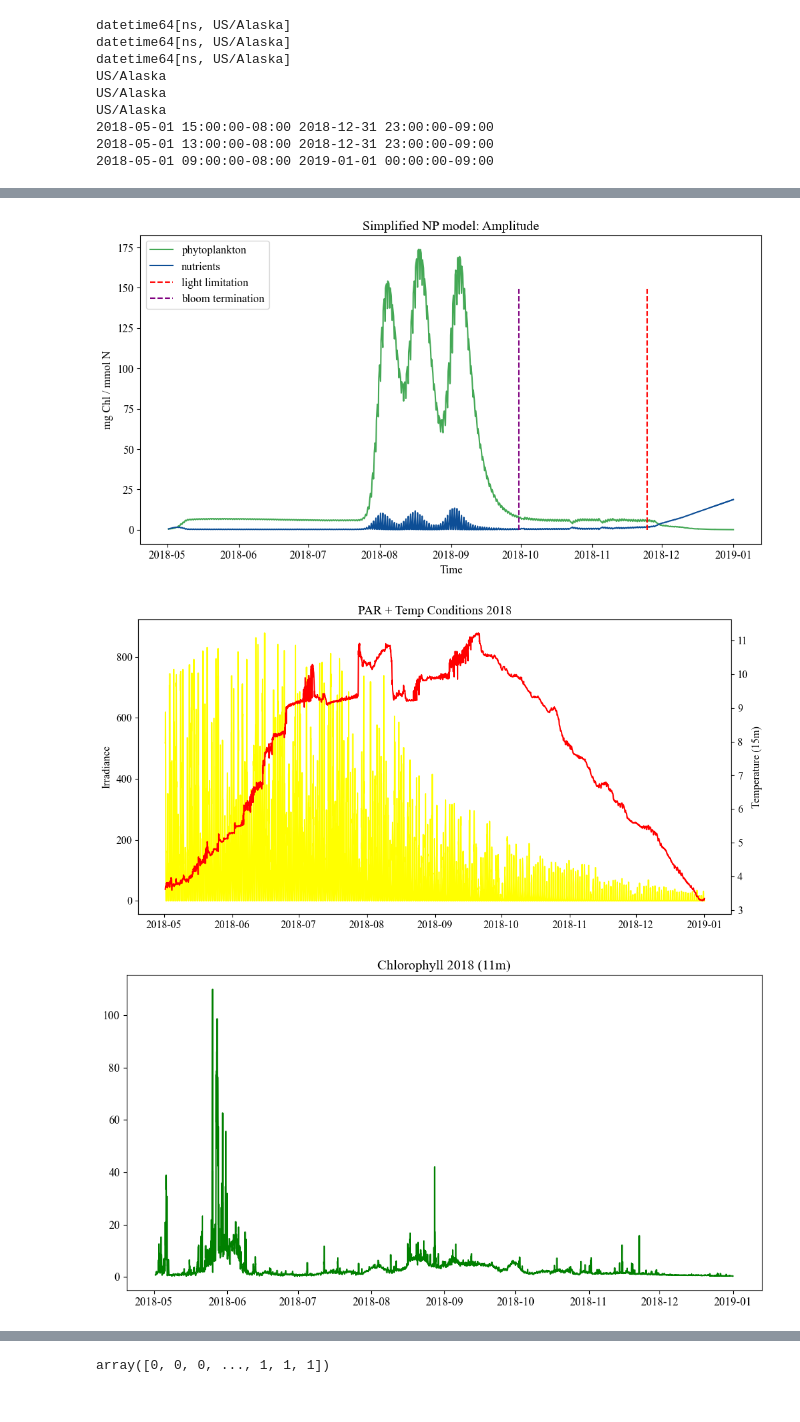
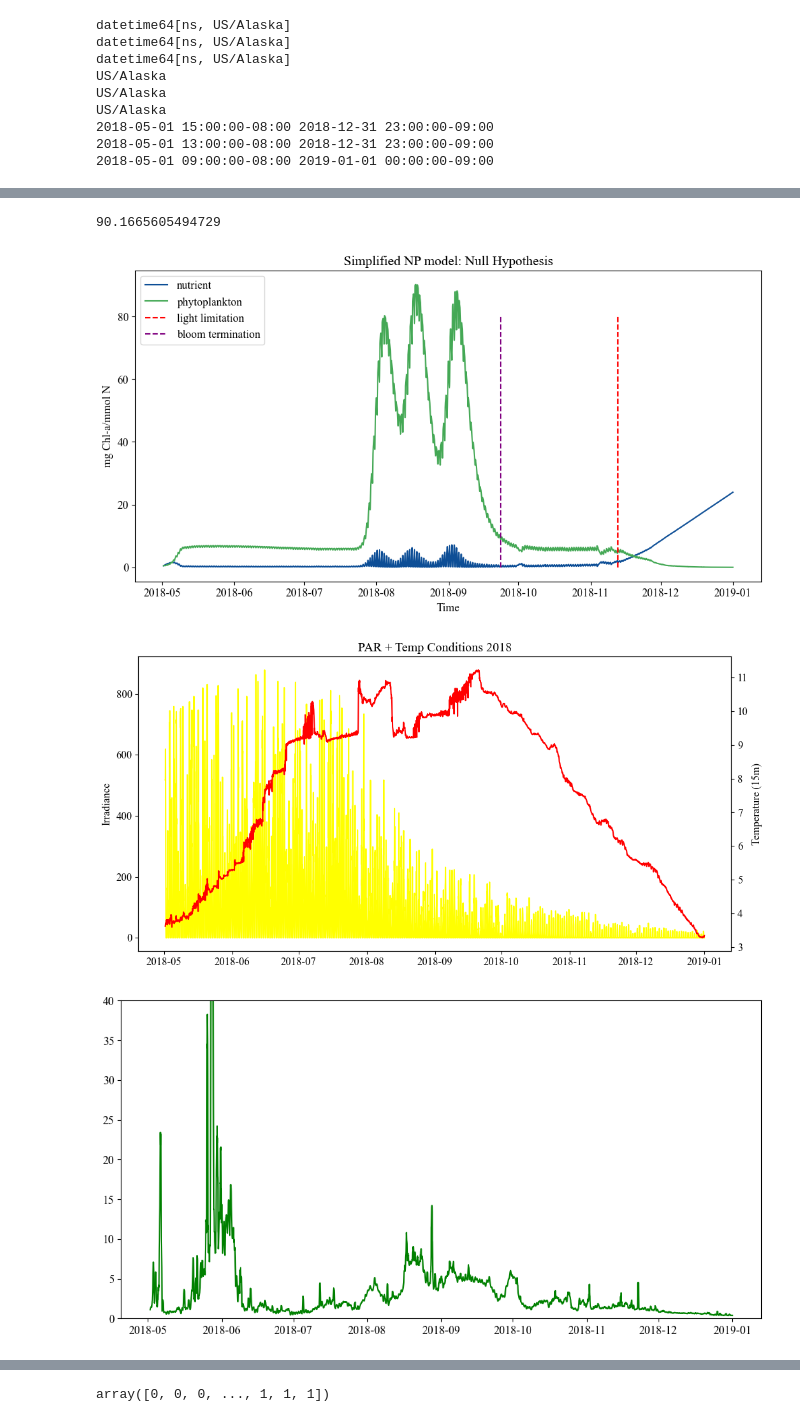
Before and after one commit to ashah1030/senior_thesis, a Jupyter notebook: NP_full_2018_model.ipynb, the cells around one changed output, grey strips where cells are left out. Saved outputs shown, nothing was run; the diff lists cells and outputs as text; code cells hidden in the pictures.

```diff
--- a/NP_full_2018_model.ipynb
+++ b/NP_full_2018_model.ipynb
@@ -413,12 +435,12 @@ r = .0633 #temp coefficient deg-1 -->  Jin et. al
 r_g = .03 #temp coefficient deg-1 -->  Jin et. al
 R_g_0 = 9.23e-4 #max mortality rate at 0 degrees (h-1) -->  Jin et. al
 Vmax = 1e-5 #max nitrogen uptake rate (NO3 and NH4) -->  fNO3 in Jin et. al, defined as Vmax in Eslinger et. al ?? confused here...
-fNO3 = .01 #from Jin et. al, maybe this is wrong, unsure????
+#fNO3 = .01 #from Jin et. al, maybe this is wrong, unsure????
 alpha = .05 # light --> photosynthesis conversion rate, mgC / [mg Chla h W m2] --> Eslinger et. al
-beta = 0 #photoinhibition coefficient mg C /(mg Chla h W m2) --> Eslinger et. al
+#beta = 0 #photoinhibition coefficient mg C /(mg Chla h W m2) --> Eslinger et. al
 P_B_S = 3.25 #max photosynthesis rate, mcg C/(mgChlhr) --> Eslinger et. al
 k_s = 1.0 #MM half staturation constant, change to get small versus large cells!!!
-k_n_chl = .4848 #conversion factor from mg-Chla to mmol N
+k_N_chl = .4848 #converts mg-Chl to mmol N
 #gamma_D = .006 #(h-1), averaged over: S, L, P (diff zooplankton types) -->  Jin et. al
 #gamma_F = .087 #(h-1), averaged over: S, L, P (diff zooplankton types) -->  Jin et. al
 #photo_slope = .055 #initial photosynthetic slope -->  Jin et. al
@@ -553,51 +575,61 @@ plt.rcParams['font.size'] = 12
 
 fig, ax4 = plt.subplots(figsize=(12, 6))  # Creates the figure
 
-#plt.plot(timestamp, M2_model.y[0], color='blue') #N
 # Plot on ax4
-ax4.plot(timestamp, M2_model.y[1], label='phytoplankton', color = '#44a855')  # P
-ax4.plot(timestamp, M2_model.y[0], label='nutrients', color = '#0d4e96')  # N
-ax4.vlines(x=timestamp[first_occurrence], ymin=0, ymax=150, colors='r', linestyles='--', label='light limitation')
-ax4.vlines(x=timestamp[first_negative_index], ymin=0, ymax=150, colors='purple', linestyles='--', label='bloom termination')
+ax4.plot(timestamp, M2_model.y[0], color='#0d4e96', label='nutrient')  # P
+ax4.plot(timestamp, M2_model.y[1], color='#44a855', label='phytoplankton')  # P
 
+# Add vertical lines
+ax4.vlines(x=timestamp[first_occurrence], ymin=0, ymax=80, colors='r', linestyles='--', label='light limitation')
+ax4.vlines(x=timestamp[first_negative_index], ymin=0, ymax=80, colors='purple', linestyles='--', label='bloom termination')
 
-# ax5 = ax4.twinx()
-# ax5.set_ylim([0,0.3])
-# ax5.plot(TS_data_2018.time, Forcing_normalized, color='steelblue', label='nutrient forcing')
+#ax5 = ax4.twinx()
+#ax5.plot(TS_data_2018.time, Forcing_plotted, color='steelblue', label='nutrient forcing')
 
 # Combine handles and labels from both ax4 and ax5 for the legend
 handles, labels = ax4.get_legend_handles_labels()
 #handles2, labels2 = ax5.get_legend_handles_labels()
 
 # Combine the handles and labels
-#handles.extend(handles)
-#labels.extend(labels)
+#handles.extend(handles2)
+#labels.extend(labels2)
 
 # Create the legend
 plt.legend(handles, labels, loc='upper left')  # You can adjust the location as needed
 
-plt.title('Simplified NP model: Amplitude')
+plt.title('Simplified NP model: Null Hypothesis')
 plt.xlabel('Time')
-ax4.set_ylabel('mg Chl / mmol N')
-#ax5.set_ylabel('mmol N / day')
-plt.savefig('/Users/anjalishah/Desktop/Senior_Thesis/Figures/experiments/amplitude/amp_output.jpg', dpi=300, bbox_inches='tight')
+ax4.set_ylabel('mg Chl-a/mmol N')
+#ax5.set_ylabel('mmol N/day')
+plt.savefig('/Users/anjalishah/Desktop/Senior_Thesis/Figures/experiments/amplitude_output.jpg', dpi=300, bbox_inches='tight')
 
 #plot environmental conditions
 fig, ax1 = plt.subplots(figsize=(12, 6))
 ax1.plot(timestamp, I, color='yellow', label='Irradiance')
 ax1.set_ylabel('Irradiance')
 ax2 = ax1.twinx()
 ax2.plot(timestamp, T, color='red', label='Temperature')
 ax2.set_ylabel('Temperature (15m)')
 plt.title('PAR + Temp Conditions 2018')
 plt.savefig('/Users/anjalishah/Desktop/Senior_Thesis/Figures/PAR_temp_2018.jpg', dpi=300, bbox_inches='tight')
 
 
 fig, ax3 = plt.subplots(figsize=(12, 6))
-ax3.plot(timestamp, M2_2018_all[' ugrams/l'], color='green', label='Chl-a')
-plt.title('Chlorophyll 2018 (11m)')
-plt.savefig('/Users/anjalishah/Desktop/Senior_Thesis/Figures/chl_a_2018.jpg', dpi=300, bbox_inches='tight')
+data_2023_M2 = pd.read_csv('/Users/anjalishah/Desktop/EcoFOCI2024/Data/Mooring_Sites/M2/22bs2c_ecf_0012m.csv')
+ax3.plot(timestamp, M2_2018_all[' ugrams/l'].rolling(10).mean(), color='green', label='Chl-a 2018')
+#ax3.plot(timestamp, np.log10(M2_2018_all[' ugrams/l'].rolling(10).mean()), color='green', label='Chl-a')
+data_2023_M2['time (UTC)'] = pd.to_datetime(data_2023_M2['time (UTC)'])
+ax3.set_ylim([0, 40])
+#ax3.plot(data_2023_M2['time (UTC)'], (data_2023_M2['chlorophyll_fluorescence'].rolling(10).mean()), label='Chl-a 2022')
+#ax3.set_ylabel('log(Chl-a)')
+#ax3.set_xlabel('Time)')
+#plt.title('Chlorophyll 2018 (11m)')
+#plt.savefig('/Users/anjalishah/Desktop/Senior_Thesis/Figures/chl_a_2018.jpg', dpi=300, bbox_inches='tight')
+
+
+print(np.max(M2_model.y[1]))
 # %% [output]
+90.1665605494729
-[figure, old version]
+[figure, new version]
-[figure, old version]
+[figure, new version]
-[figure, old version]
+[figure, new version]
```
Also changed, not shown: parts of 16 cells of this notebook.
